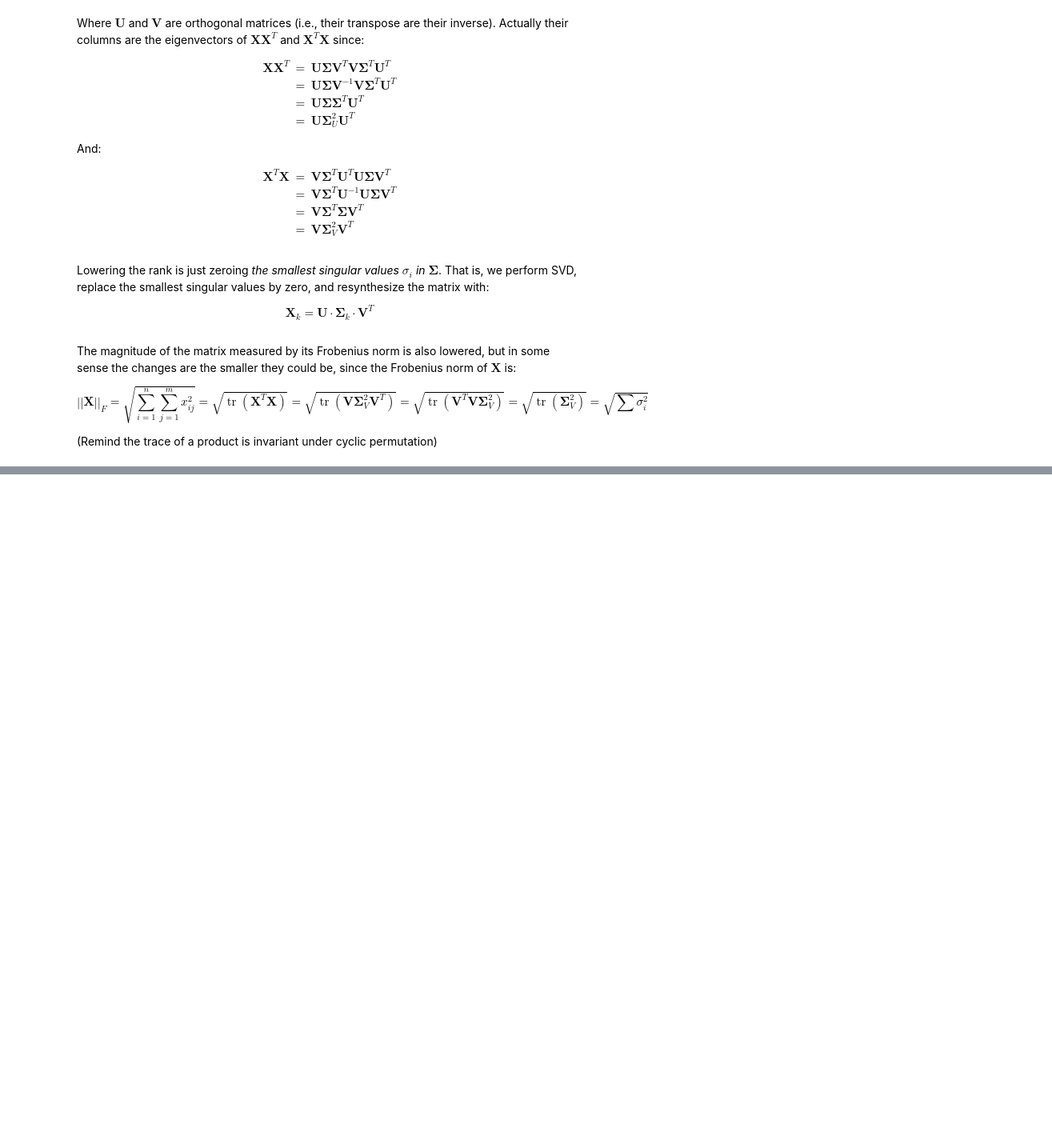
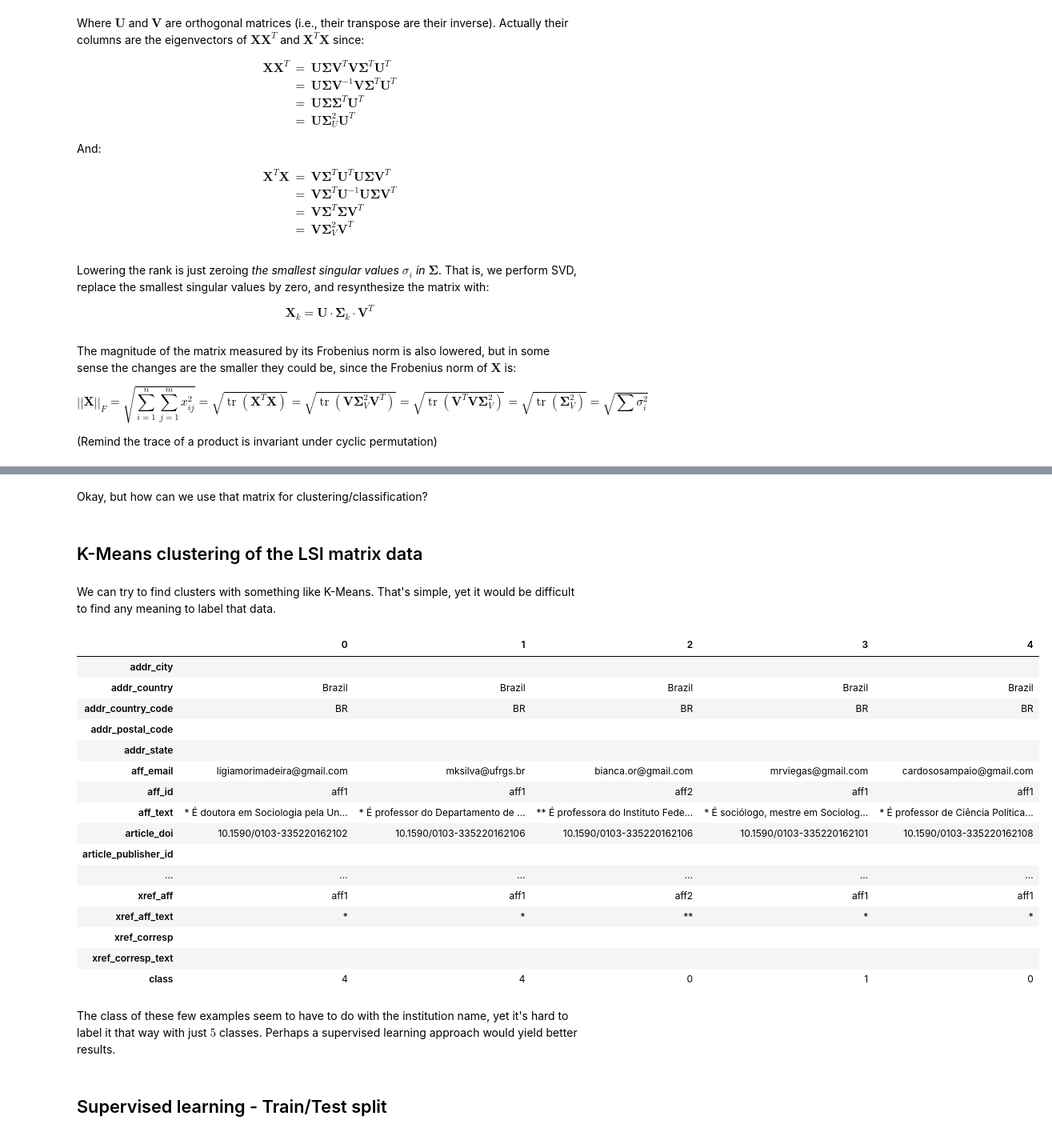
Before and after one commit to scieloorg/normalizations-experiments, a Jupyter notebook: experiments_2018-08_words_lsa.ipynb, the cells around one changed output, grey strips where cells are left out. Shown at 80% size. Saved outputs shown, nothing was run; the diff lists cells and outputs as text; code cells hidden in the pictures; blank space fills up the shorter version.

```diff
--- a/experiments_2018-08_words_lsa.ipynb
+++ b/experiments_2018-08_words_lsa.ipynb
@@ -312,0 +354,35 @@ $$
+# %% [markdown]
+Okay, but how can we use that matrix for clustering/classification?
+# %% [markdown]
+## K-Means clustering of the LSI matrix data
+# %% [markdown]
+We can try to find clusters with something like K-Means.
+That's simple, yet it would be difficult to find any meaning to label that data.
+# %%
+kmeans_model = cluster.KMeans(5, random_state=1234).fit(matrix_lsi.T)
+classes = kmeans_model.predict(matrix_lsi.T)
+dataset.assign(**{"class": classes}).head().T
+# %% [output]
+|  | 0 | 1 | 2 | 3 | 4 |
+| addr_city |  |  |  |  |  |
+| addr_country | Brazil | Brazil | Brazil | Brazil | Brazil |
+| addr_country_code | BR | BR | BR | BR | BR |
+| addr_postal_code |  |  |  |  |  |
+| addr_state |  |  |  |  |  |
+| aff_email | ligiamorimadeira@gmail.com | mksilva@ufrgs.br | bianca.or@gmail.com | mrviegas@gmail.com | cardososampaio@gmail.com |
+| aff_id | aff1 | aff1 | aff2 | aff1 | aff1 |
+| aff_text | * É doutora em Sociologia pela Un... | * É professor do Departamento de ... | ** É professora do Instituto Fede... | * É sociólogo, mestre em Sociolog... | * É professor de Ciência Política... |
+| article_doi | 10.1590/0103-335220162102 | 10.1590/0103-335220162106 | 10.1590/0103-335220162106 | 10.1590/0103-335220162101 | 10.1590/0103-335220162108 |
+| article_publisher_id |  |  |  |  |  |
+| ... | ... | ... | ... | ... | ... |
+| xref_aff | aff1 | aff1 | aff2 | aff1 | aff1 |
+| xref_aff_text | * | * | ** | * | * |
+| xref_corresp |  |  |  |  |  |
+| xref_corresp_text |  |  |  |  |  |
+| class | 4 | 4 | 0 | 1 | 0 |
+# %% [markdown]
+The class of these few examples seem to have to do with the institution name,
+yet it's hard to label it that way with just $5$ classes.
+Perhaps a supervised learning approach would yield better results.
+# %% [markdown]
+## Supervised learning - Train/Test split
```
Also changed, not shown: parts of 40 cells of this notebook.
